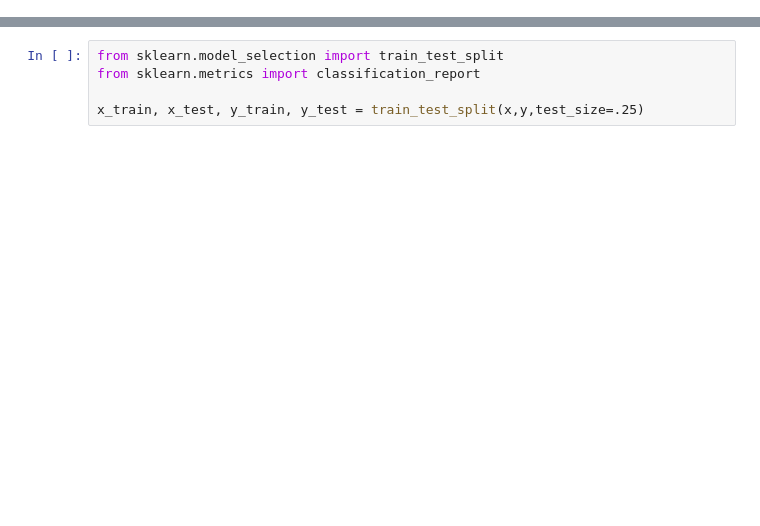
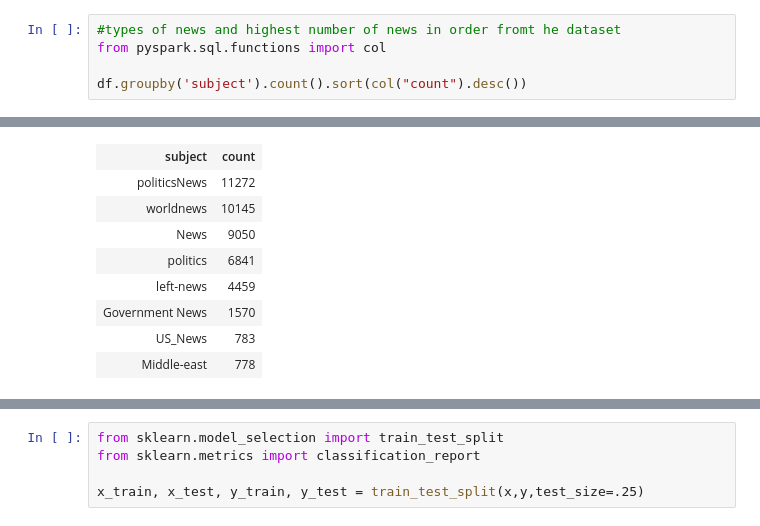
Before and after one commit to AkkiPooja/Fake-News-Detection-Data-Analysis, a Jupyter notebook: Fake-News-Detection-Algorithm.ipynb, the cells around one changed output, grey strips where cells are left out. Drawn from its saved outputs; the diff is of its cells as text; blank space fills up the shorter version.

```diff
--- a/Fake-News-Detection-Algorithm.ipynb
+++ b/Fake-News-Detection-Algorithm.ipynb
@@ -168,0 +182,6 @@ df_fake_text = df_fake.select("text")
+# %%
+#types of news and highest number of news in order fromt he dataset
+from pyspark.sql.functions import col
+
+df.groupby('subject').count().sort(col("count").desc())
+# %% [output]
@@ -168,0 +190,9 @@ df_fake_text = df_fake.select("text")
+| subject | count |
+| politicsNews | 11272 |
+| worldnews | 10145 |
+| News | 9050 |
+| politics | 6841 |
+| left-news | 4459 |
+| Government News | 1570 |
+| US_News | 783 |
+| Middle-east | 778 |
```
Also changed, not shown: parts of 79 cells of this notebook, 4 other files.
